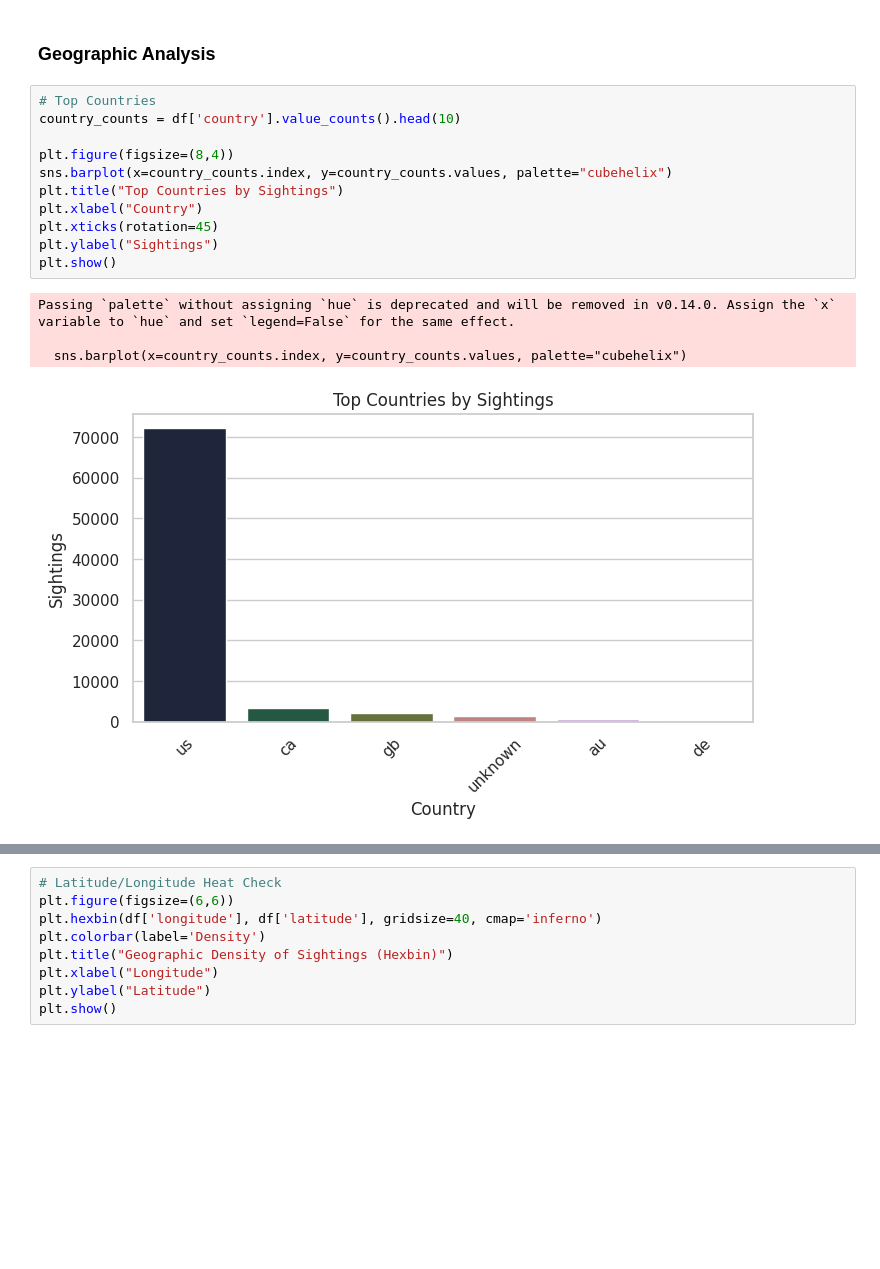
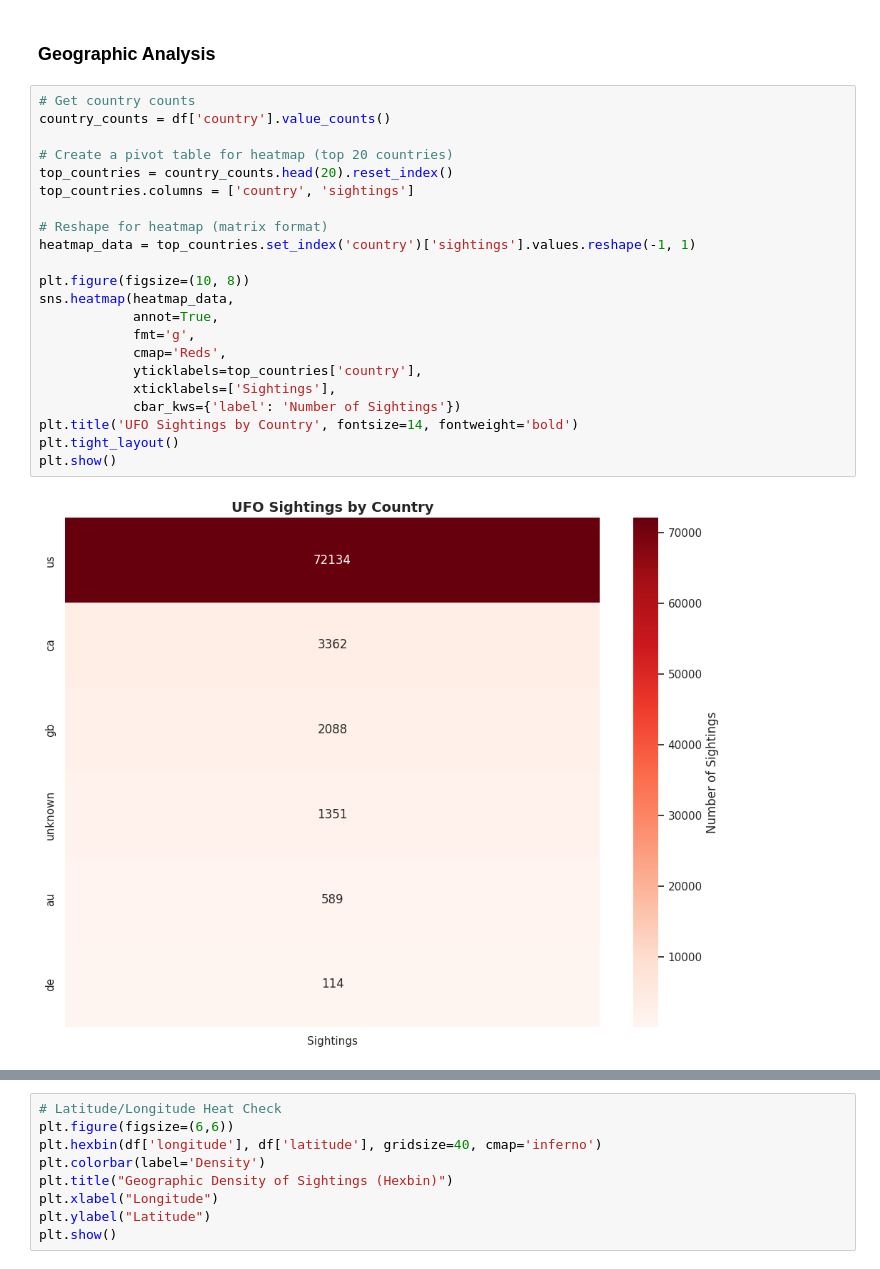
Before and after one commit to Momena-akhtar/ufo-sightings, a Jupyter notebook: data/notebooks/03_exploratory_analysis.ipynb, the cells around one changed output, grey strips where cells are left out. Drawn from its saved outputs; the diff is of its cells as text; blank space fills up the shorter version.

Commit message:
add new visualizations

```diff
--- a/data/notebooks/03_exploratory_analysis.ipynb
+++ b/data/notebooks/03_exploratory_analysis.ipynb
@@ -117,21 +110,29 @@ Passing `palette` without assigning `hue` is deprecated and will be removed in v
 # %% [markdown]
 ### Geographic Analysis
 # %%
-# Top Countries
-country_counts = df['country'].value_counts().head(10)
+# Get country counts
+country_counts = df['country'].value_counts()
 
-plt.figure(figsize=(8,4))
-sns.barplot(x=country_counts.index, y=country_counts.values, palette="cubehelix")
-plt.title("Top Countries by Sightings")
-plt.xlabel("Country")
-plt.xticks(rotation=45)
-plt.ylabel("Sightings")
+# Create a pivot table for heatmap (top 20 countries)
+top_countries = country_counts.head(20).reset_index()
+top_countries.columns = ['country', 'sightings']
+
+# Reshape for heatmap (matrix format)
+heatmap_data = top_countries.set_index('country')['sightings'].values.reshape(-1, 1)
+
+plt.figure(figsize=(10, 8))
+sns.heatmap(heatmap_data,
+            annot=True,
+            fmt='g',
+            cmap='Reds',
+            yticklabels=top_countries['country'],
+            xticklabels=['Sightings'],
+            cbar_kws={'label': 'Number of Sightings'})
+plt.title('UFO Sightings by Country', fontsize=14, fontweight='bold')
+plt.tight_layout()
 plt.show()
 # %% [output]
-Passing `palette` without assigning `hue` is deprecated and will be removed in v0.14.0. Assign the `x` variable to `hue` and set `legend=False` for the same effect.
-
-  sns.barplot(x=country_counts.index, y=country_counts.values, palette="cubehelix")
-[figure, old version]
+[figure, new version]
 # %%
 # U.S. Region Distribution
 us_data = df[df['is_us'] == True]
```
Also changed, not shown: parts of 9 cells of this notebook, 3 other files.
